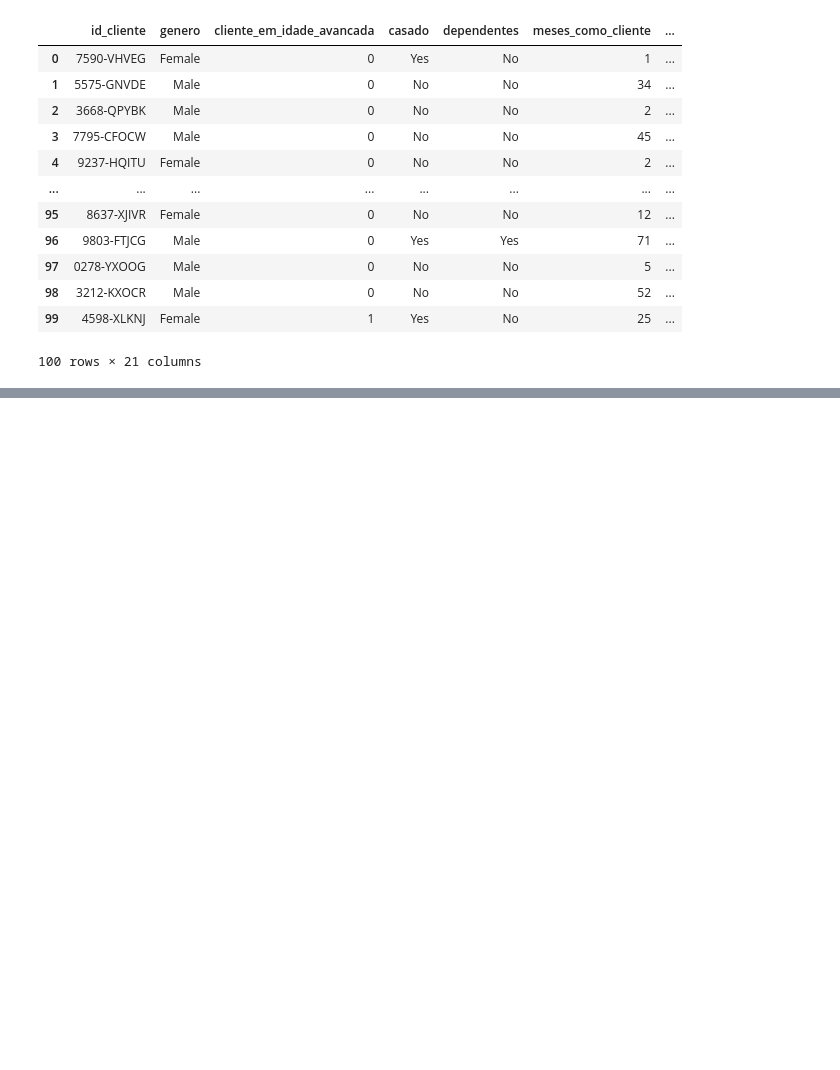
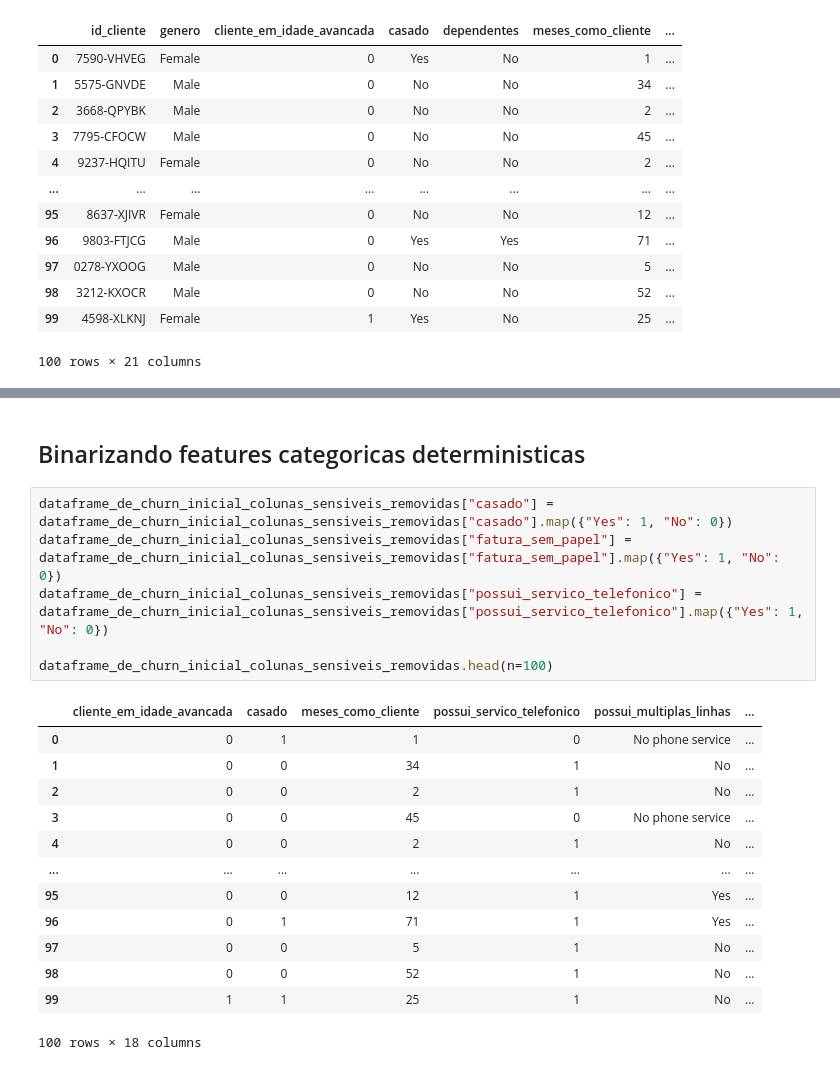
Before and after one commit to Gusta9s/Tech_Challenge_Churn_Prediction, a Jupyter notebook: notebooks/regressao_logistica/historico/V1-Analise_Exploratoria_de_Dados.ipynb, the cells around one changed output, grey strips where cells are left out. Drawn from its saved outputs; the diff is of its cells as text; blank space fills up the shorter version.

```diff
--- a/notebooks/regressao_logistica/historico/V1-Analise_Exploratoria_de_Dados.ipynb
+++ b/notebooks/regressao_logistica/historico/V1-Analise_Exploratoria_de_Dados.ipynb
@@ -107,0 +110,22 @@ dataframe_de_churn_inicial_colunas_traduzidas.head(n=100)
+# %% [markdown]
+## Binarizando features categoricas deterministicas
+# %%
+dataframe_de_churn_inicial_colunas_sensiveis_removidas["casado"] = dataframe_de_churn_inicial_colunas_sensiveis_removidas["casado"].map({"Yes": 1, "No": 0})
+dataframe_de_churn_inicial_colunas_sensiveis_removidas["fatura_sem_papel"] = dataframe_de_churn_inicial_colunas_sensiveis_removidas["fatura_sem_papel"].map({"Yes": 1, "No": 0})
+dataframe_de_churn_inicial_colunas_sensiveis_removidas["possui_servico_telefonico"] = dataframe_de_churn_inicial_colunas_sensiveis_removidas["possui_servico_telefonico"].map({"Yes": 1, "No": 0})
+
+dataframe_de_churn_inicial_colunas_sensiveis_removidas.head(n=100)
+# %% [output]
+|  | cliente_em_idade_avancada | casado | meses_como_cliente | possui_servico_telefonico | possui_multiplas_linhas | ... |
+| 0 | 0 | 1 | 1 | 0 | No phone service | ... |
+| 1 | 0 | 0 | 34 | 1 | No | ... |
+| 2 | 0 | 0 | 2 | 1 | No | ... |
+| 3 | 0 | 0 | 45 | 0 | No phone service | ... |
+| 4 | 0 | 0 | 2 | 1 | No | ... |
+| ... | ... | ... | ... | ... | ... | ... |
+| 95 | 0 | 0 | 12 | 1 | Yes | ... |
+| 96 | 0 | 1 | 71 | 1 | Yes | ... |
+| 97 | 0 | 0 | 5 | 1 | No | ... |
+| 98 | 0 | 0 | 52 | 1 | No | ... |
+| 99 | 1 | 1 | 25 | 1 | No | ... |
+100 rows × 18 columns
```
Also changed, not shown: parts of 14 cells of this notebook.
